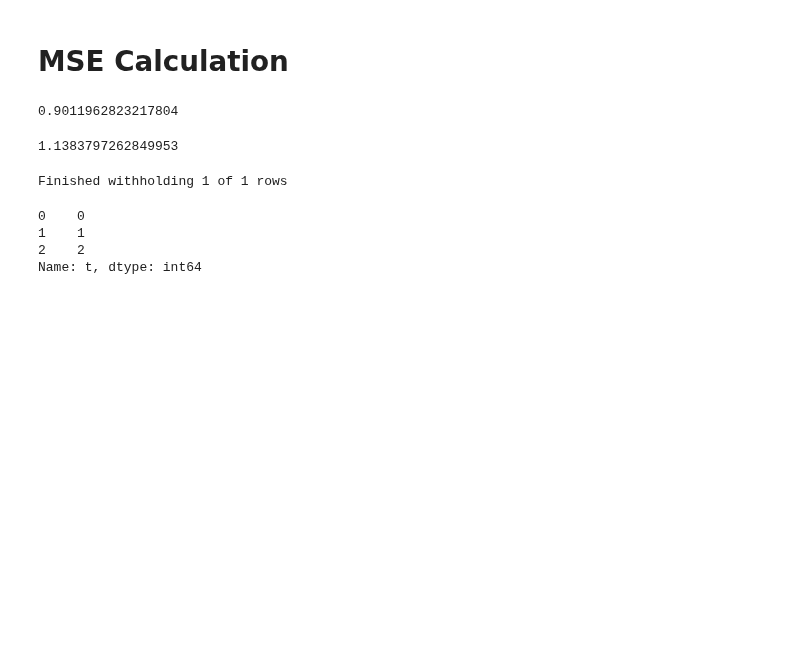
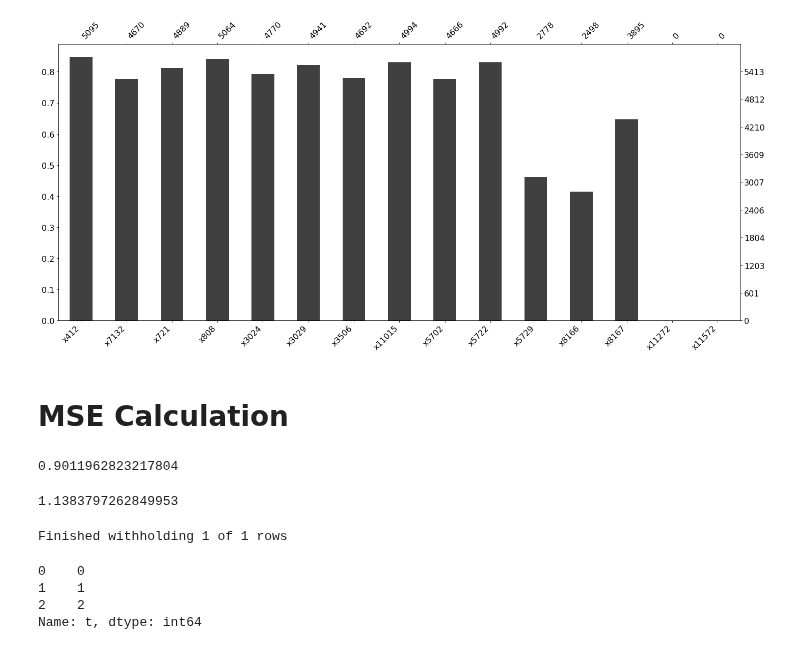
Before and after one commit to TavoloPerUno/scf_impute, a Jupyter notebook: Missing Patterns.ipynb, the cells around one changed output. Saved outputs shown, nothing was run; the diff lists cells and outputs as text; code cells hidden in the pictures; blank space fills up the shorter version.

Commit message:
missing bar plot

```diff
--- a/Missing Patterns.ipynb
+++ b/Missing Patterns.ipynb
@@ -32,3 +31,8 @@ msno.dendrogram(filtered_data)
+# %%
+filtered_data = msno.nullity_filter(df_raw_data, filter='bottom', n=15, p=0.99) # or filter='top'
+msno.bar(filtered_data)
+# %% [output]
+[figure, added]
 # %% [markdown]
 # MSE Calculation
 # %%
```
Also changed, not shown: parts of 3 cells of this notebook.
